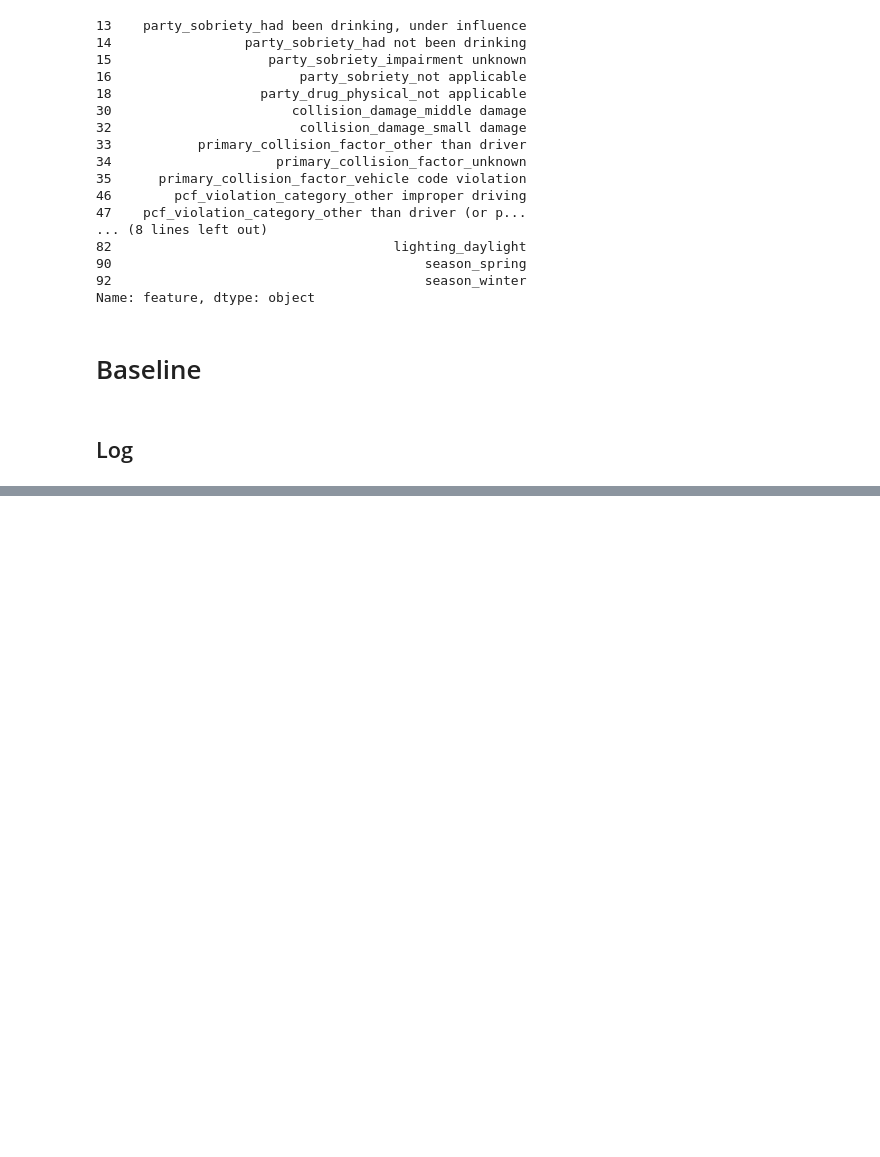
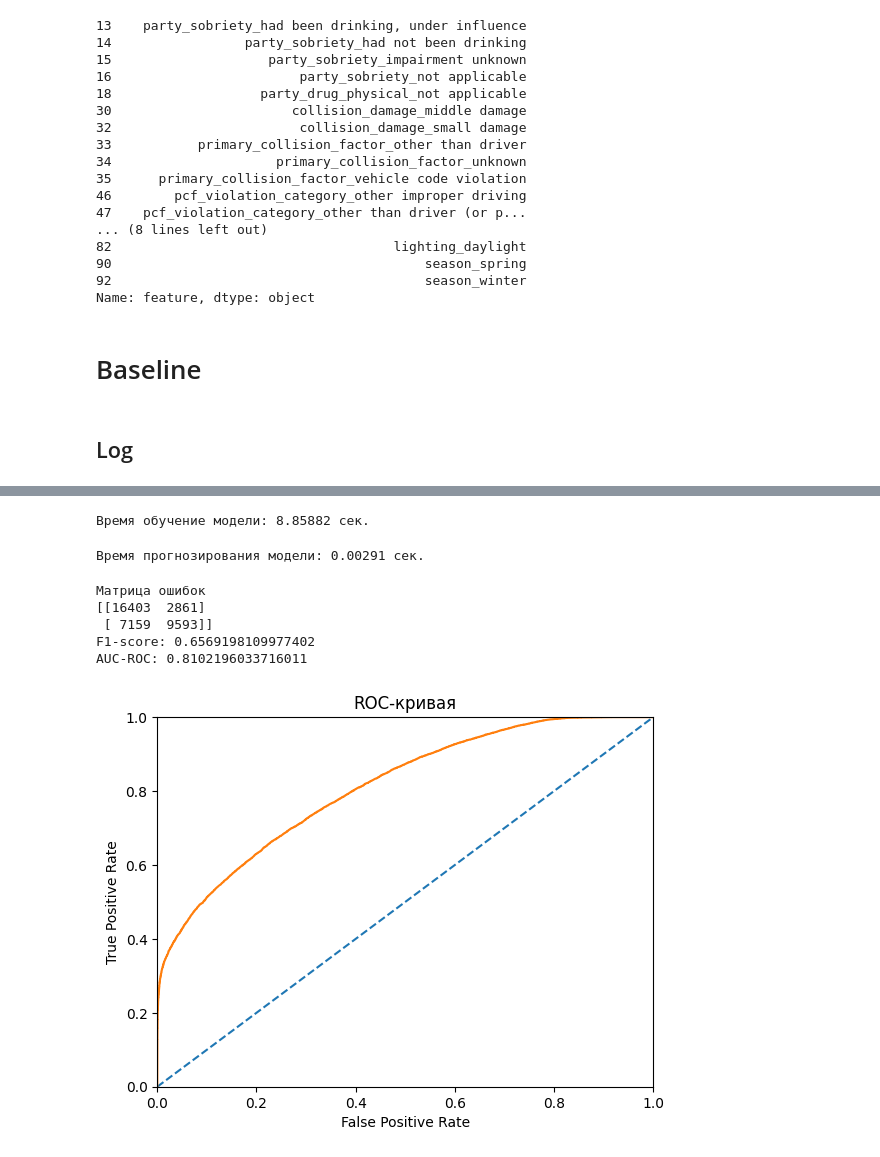
Before and after one commit to SergeyDolin/Road-Accident, a Jupyter notebook: RoadАccident.ipynb, the cells around one changed output, grey strips where cells are left out. Cells and saved outputs as stored; diff of their text form; code cells hidden in the pictures; blank space fills up the shorter version.

```diff
--- a/RoadАccident.ipynb
+++ b/RoadАccident.ipynb
@@ -1256,0 +1331,15 @@ F1 кросс валидации: 0.5749.
+# %%
+cat_features = ohe_features
+# %%
+start_time_cat = time()
+cat_model = CatBoostClassifier(loss_function='Logloss',
+                                      depth=10,
+                                      learning_rate=0.1,
+                                      random_state=RANDOM_STATE,
+                                      task_type="GPU",
+                                      cat_features=cat_features,
+                                      ).fit(features_train, target_train,
+                                            plot=True, verbose=True)
+end_time_cat = time()
+
+cat_model_time_fit = (end_time_cat-start_time_cat) / 60
@@ -1256,0 +1366,4 @@ F1 кросс валидации: 0.5749.
+# %%
+print('Время обучение модели: {0:.5f} сек.'. format(cat_model_time_fit))
+# %% [output]
+Время обучение модели: 8.85882 сек.
@@ -1256,0 +1376,13 @@ F1 кросс валидации: 0.5749.
+# %%
+print('Время прогнозирования модели: {0:.5f} сек.'. format(cat_model_time_predict))
+# %% [output]
+Время прогнозирования модели: 0.00291 сек.
+# %%
+metrics(target_train, cat_model.predict(features_train), cat_model.predict_proba(features_train))
+# %% [output]
+Матрица ошибок
+[[16403  2861]
+ [ 7159  9593]]
+F1-score: 0.6569198109977402
+AUC-ROC: 0.8102196033716011
+[figure, added]
```
Also changed, not shown: parts of 30 cells of this notebook.
